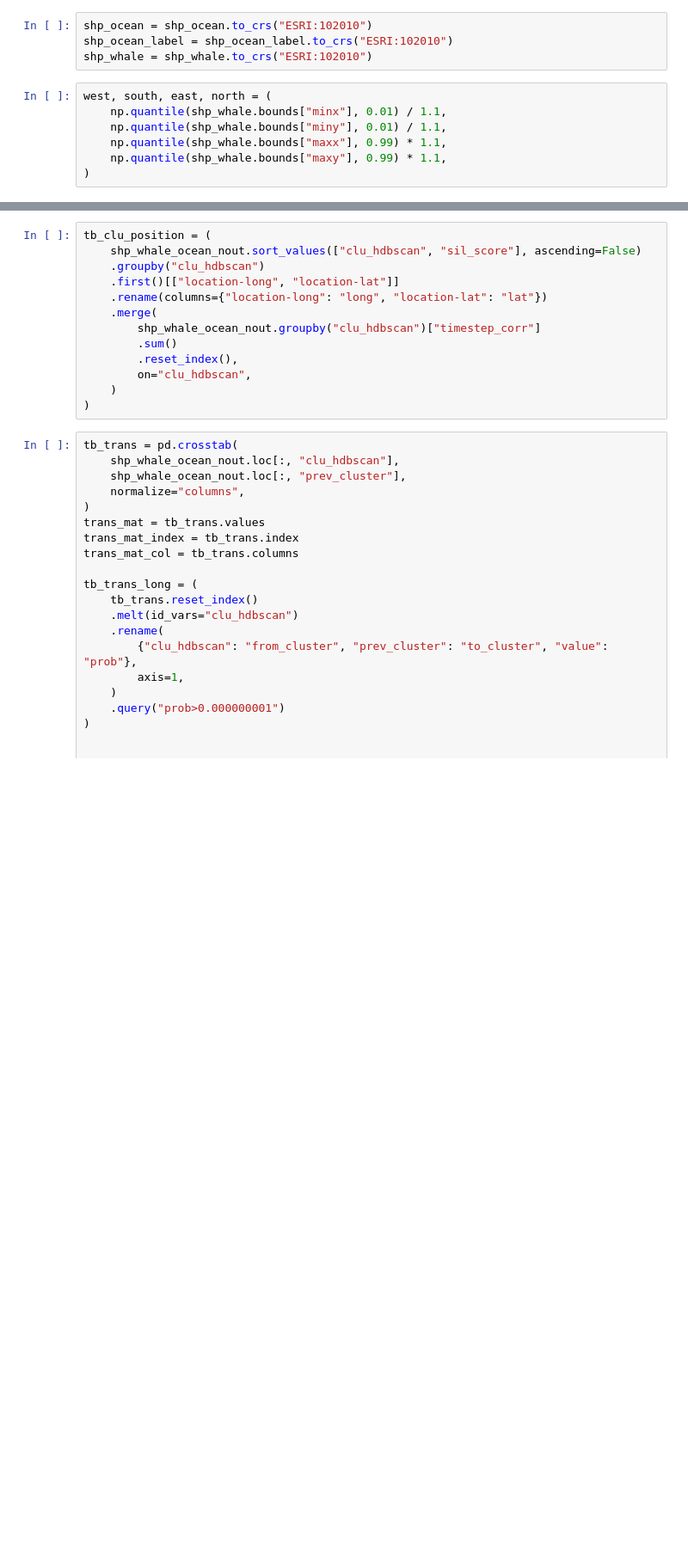
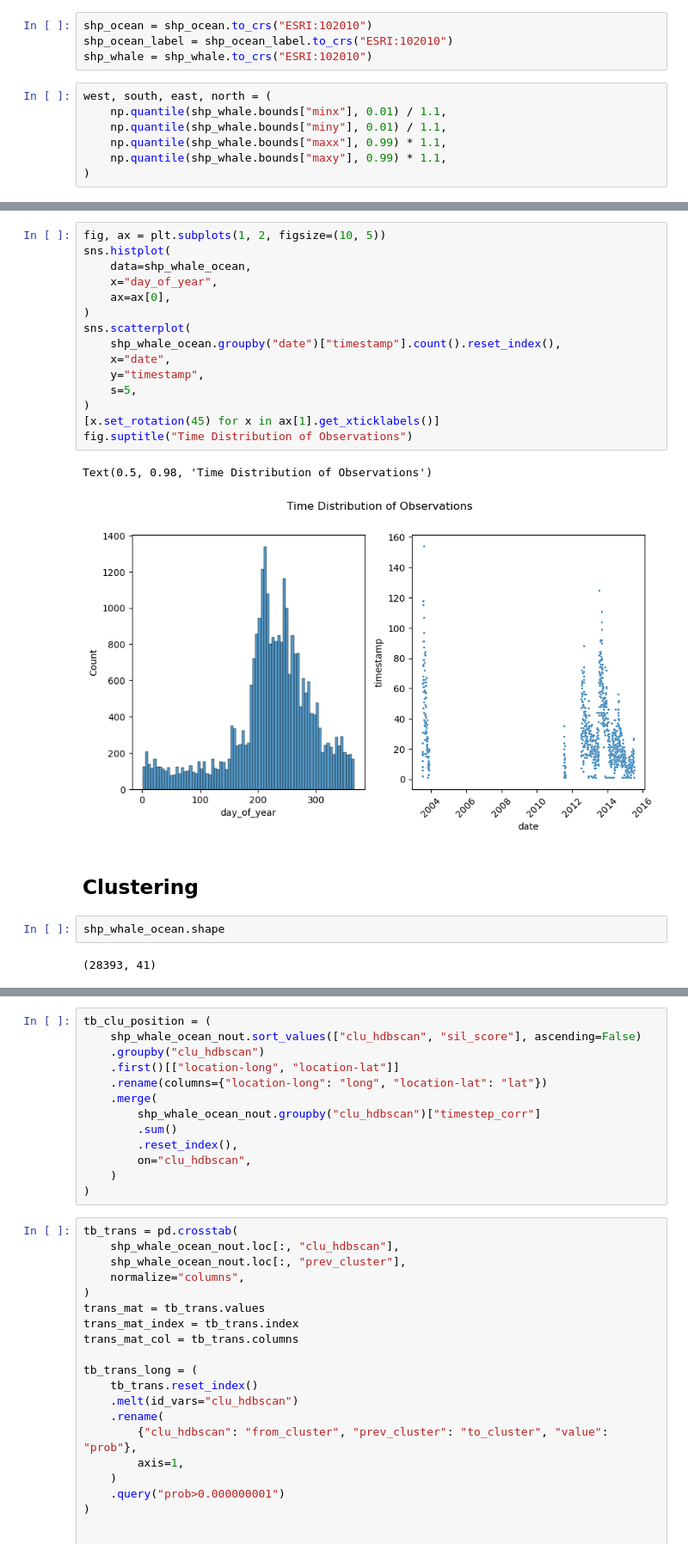
Before and after one commit to pedroteche-ih/whale-movement, a Jupyter notebook: Analyzing Bowhead Whale movement in Foxen Basin using Unsupervised Learning.ipynb, the cells around one changed output, grey strips where cells are left out. Shown at 86% size. Saved outputs shown, nothing was run; the diff lists cells and outputs as text; blank space fills up the shorter version.

Commit message:
Updates to clustering procedure

```diff
--- a/Analyzing Bowhead Whale movement in Foxen Basin using Unsupervised Learning.ipynb
+++ b/Analyzing Bowhead Whale movement in Foxen Basin using Unsupervised Learning.ipynb
@@ -346,0 +489,24 @@ shp_whale_ocean_nout["sil_score"] = silhouette_samples(
+# %%
+fig, ax = plt.subplots(1, 2, figsize=(10, 5))
+sns.histplot(
+    data=shp_whale_ocean,
+    x="day_of_year",
+    ax=ax[0],
+)
+sns.scatterplot(
+    shp_whale_ocean.groupby("date")["timestamp"].count().reset_index(),
+    x="date",
+    y="timestamp",
+    s=5,
+)
+[x.set_rotation(45) for x in ax[1].get_xticklabels()]
+fig.suptitle("Time Distribution of Observations")
+# %% [output]
+Text(0.5, 0.98, 'Time Distribution of Observations')
+[figure, added]
+# %% [markdown]
+## Clustering
+# %%
+shp_whale_ocean.shape
+# %% [output]
+(28393, 41)
```
Also changed, not shown: parts of 49 cells of this notebook, 38 other files.
